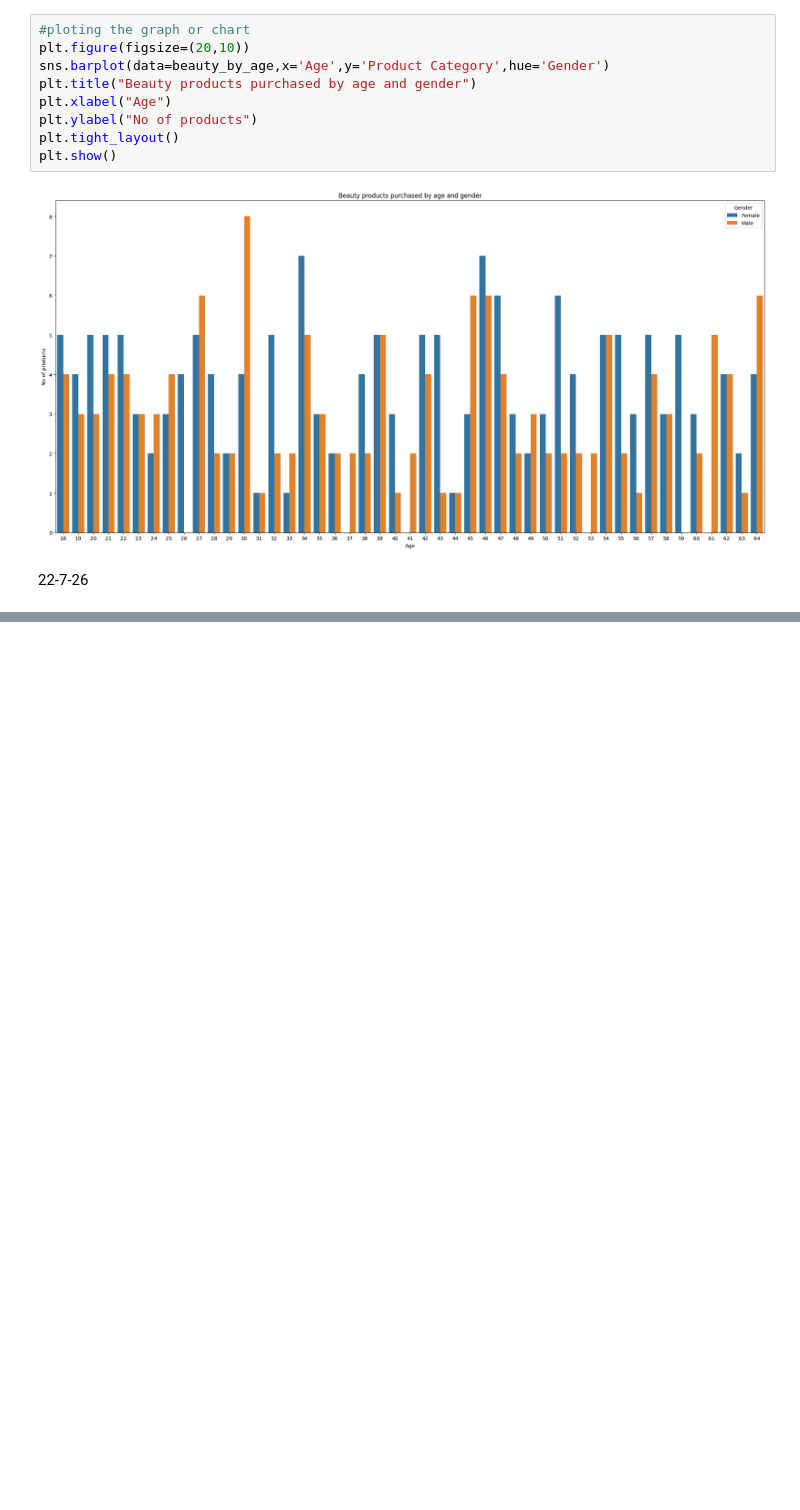
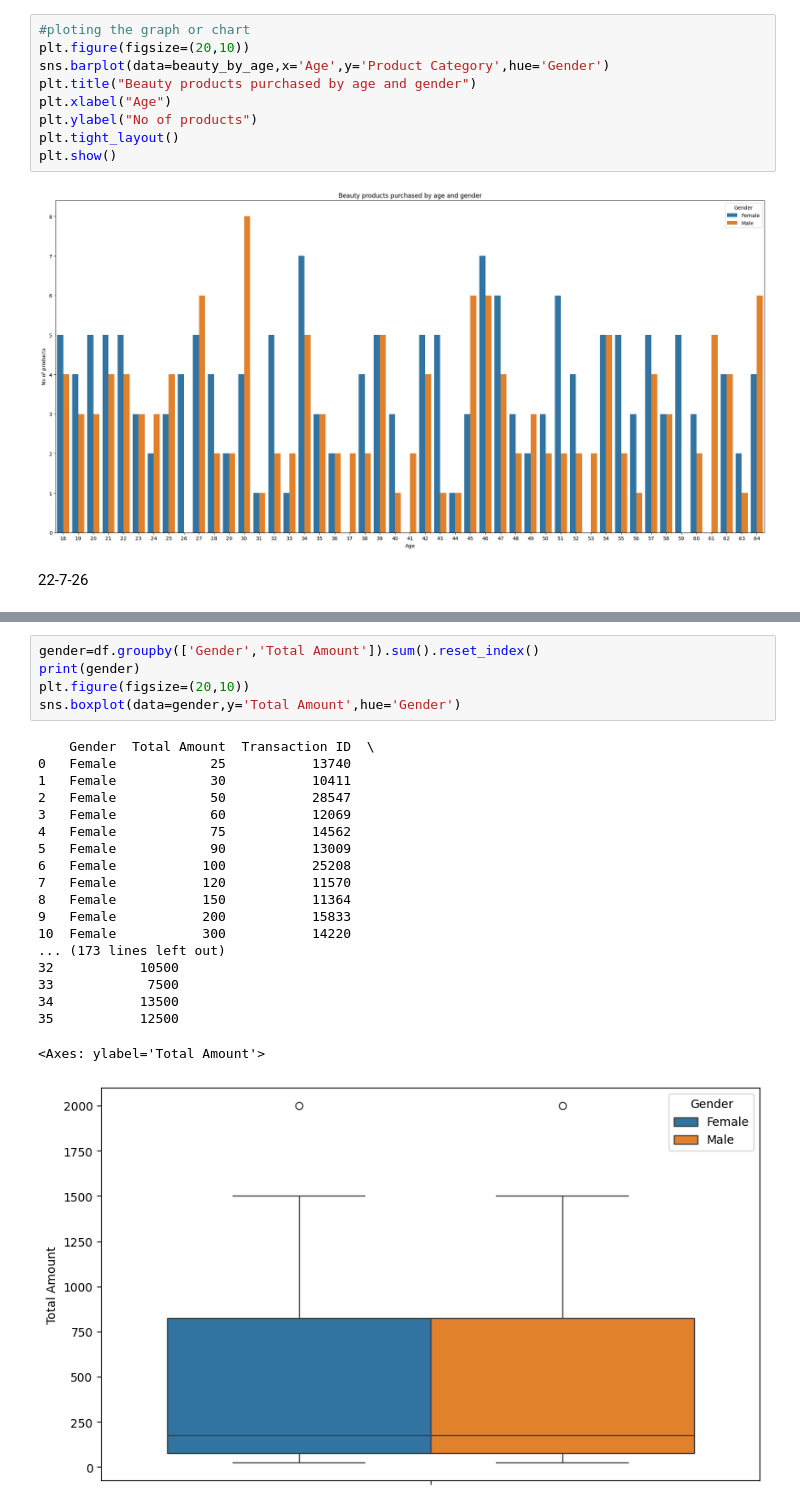
Before and after one commit to esairajesh2-droid/visualization-_learning, a Jupyter notebook: simplevisualization5.ipynb, the cells around one changed output, grey strips where cells are left out. Cells and saved outputs as stored; diff of their text form; blank space fills up the shorter version.

```diff
--- a/simplevisualization5.ipynb
+++ b/simplevisualization5.ipynb
@@ -92,0 +123,25 @@ plt.show()
+# %%
+gender=df.groupby(['Gender','Total Amount']).sum().reset_index()
+print(gender)
+plt.figure(figsize=(20,10))
+sns.boxplot(data=gender,y='Total Amount',hue='Gender')
+# %% [output]
+    Gender  Total Amount  Transaction ID  \
+0   Female            25           13740
+1   Female            30           10411
+2   Female            50           28547
+3   Female            60           12069
+4   Female            75           14562
+5   Female            90           13009
+6   Female           100           25208
+7   Female           120           11570
+8   Female           150           11364
+9   Female           200           15833
+10  Female           300           14220
+... (173 lines left out)
+32           10500
+33            7500
+34           13500
+35           12500
+<Axes: ylabel='Total Amount'>
+[figure, added]
```
Also changed, not shown: parts of 4 cells of this notebook.
